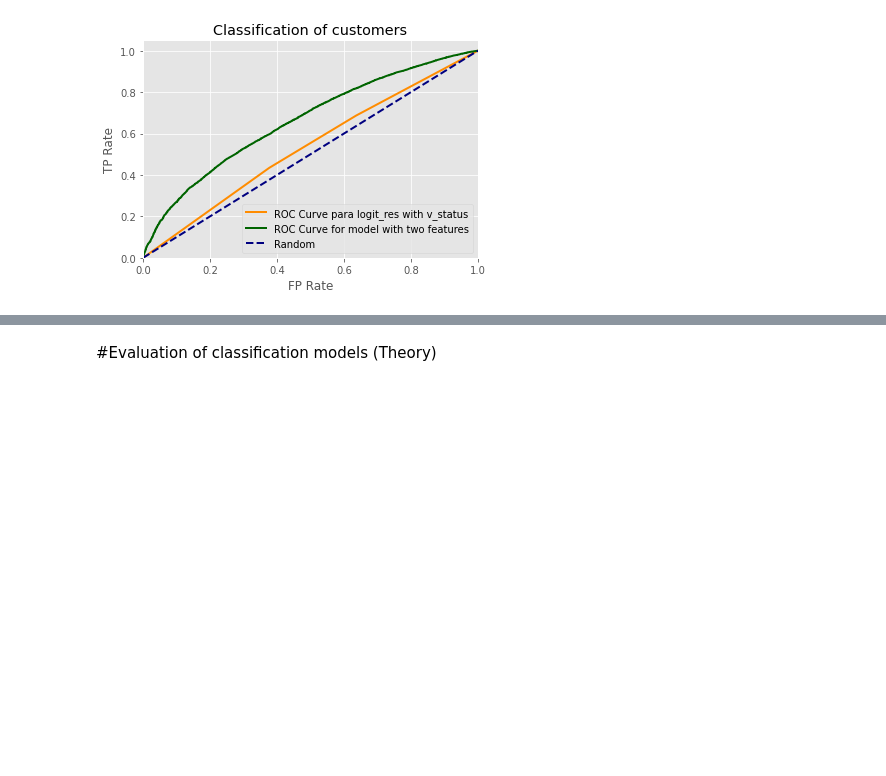
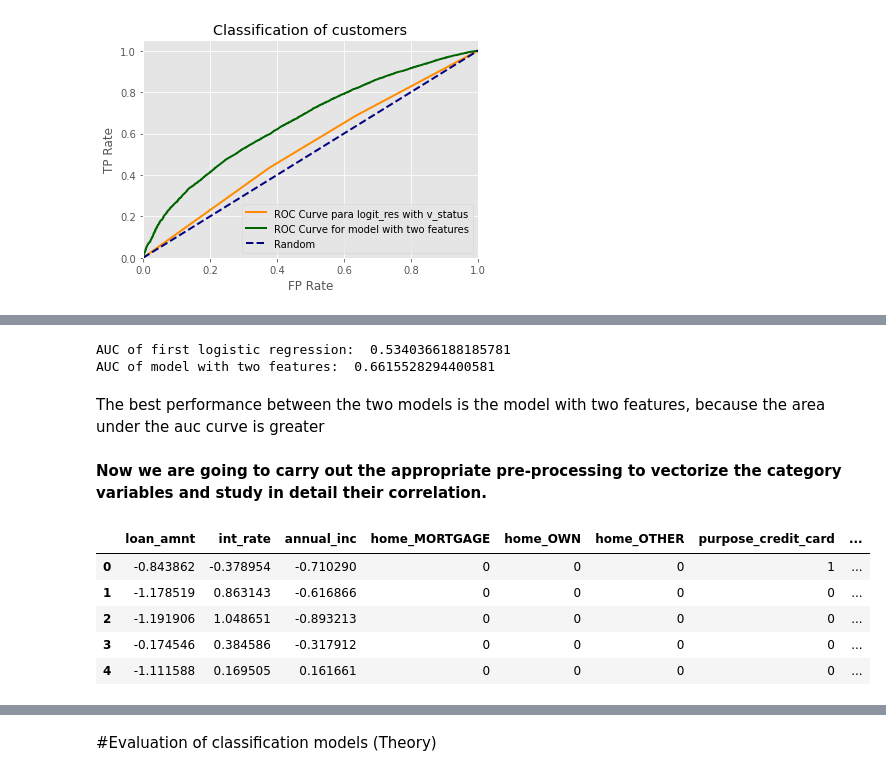
Before and after one commit to ancastillar/How-important-is-the-income-source-of-a-loan-applicant-, a Jupyter notebook: Model_LOAN.ipynb, the cells around one changed output, grey strips where cells are left out. Cells and saved outputs as stored; diff of their text form; code cells hidden in the pictures; blank space fills up the shorter version.

```diff
--- a/Model_LOAN.ipynb
+++ b/Model_LOAN.ipynb
@@ -204,0 +214,13 @@ plt.show()
+# %%
+auc_p = auc( roc_p[0], roc_p[1] )
+auc_2_p = auc( roc_2_p[0], roc_2_p[1] )
+
+print('AUC of first logistic regression: ', auc_p)
+print('AUC of model with two features: ', auc_2_p)
+# %% [output]
+AUC of first logistic regression:  0.5340366188185781
+AUC of model with two features:  0.6615528294400581
+# %% [markdown]
+The best performance between the two models is the model with two features, because the area under the auc curve is greater
+# %% [markdown]
+**Now we are going to carry out the appropriate pre-processing to vectorize the category variables and study in detail their correlation.**
@@ -204,0 +238,9 @@ plt.show()
+# %%
+df_pre.head()
+# %% [output]
+|  | loan_amnt | int_rate | annual_inc | home_MORTGAGE | home_OWN | home_OTHER | purpose_credit_card | ... |
+| 0 | -0.843862 | -0.378954 | -0.710290 | 0 | 0 | 0 | 1 | ... |
+| 1 | -1.178519 | 0.863143 | -0.616866 | 0 | 0 | 0 | 0 | ... |
+| 2 | -1.191906 | 1.048651 | -0.893213 | 0 | 0 | 0 | 0 | ... |
+| 3 | -0.174546 | 0.384586 | -0.317912 | 0 | 0 | 0 | 0 | ... |
+| 4 | -1.111588 | 0.169505 | 0.161661 | 0 | 0 | 0 | 0 | ... |
```
Also changed, not shown: parts of 8 cells of this notebook.
